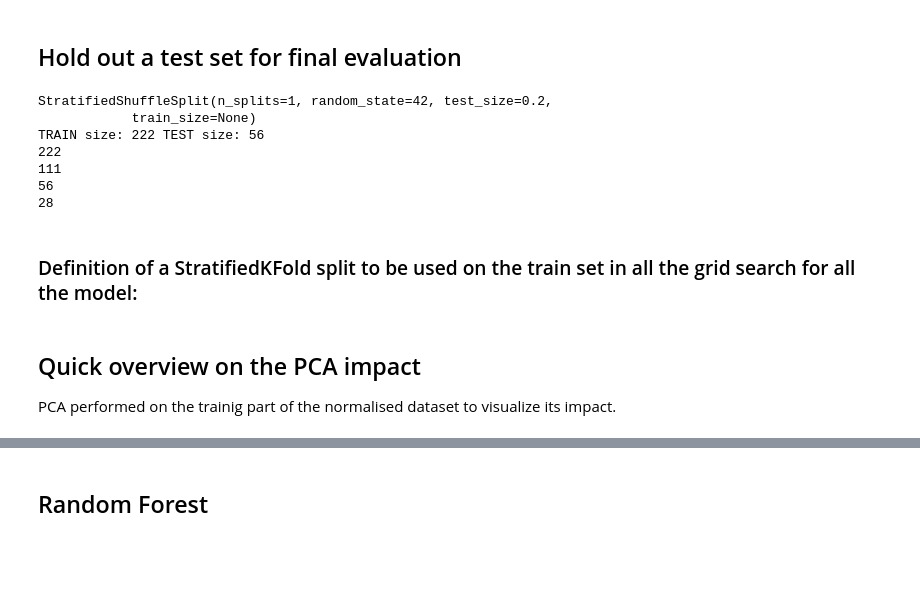
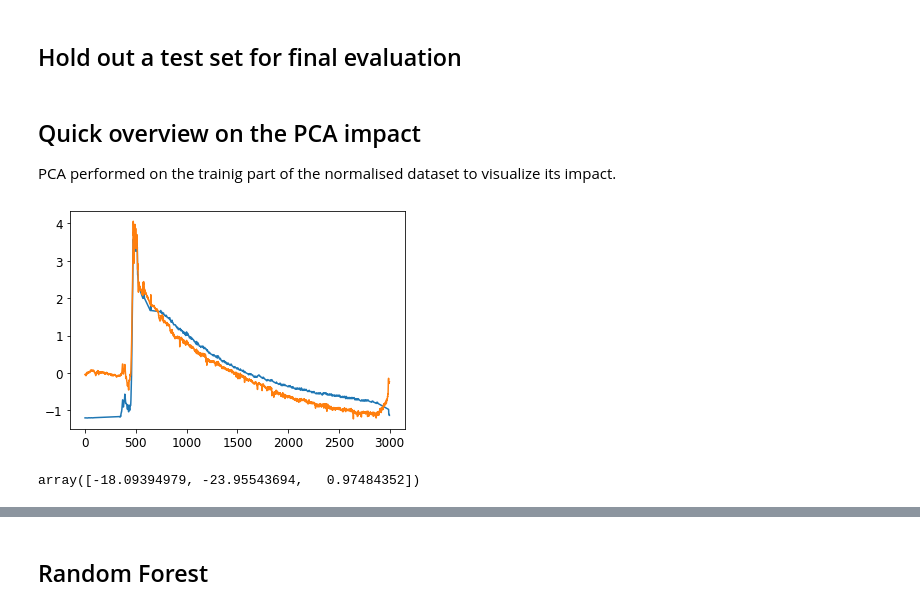
Before and after one commit to francescogiordano94/vacuum_gauge, a Jupyter notebook: VacuumGauge_main.ipynb, the cells around one changed output, grey strips where cells are left out. Cells and saved outputs as stored; diff of their text form; code cells hidden in the pictures; blank space fills up the shorter version.

```diff
--- a/VacuumGauge_main.ipynb
+++ b/VacuumGauge_main.ipynb
@@ -48,30 +58,20 @@ y = np.array(df_VG.iloc[:, -1])
 # %% [markdown]
 ## Hold out a test set for final evaluation
 # %%
-from sklearn.model_selection import StratifiedShuffleSplit
+# from sklearn.model_selection import StratifiedShuffleSplit
 
 
-sss = StratifiedShuffleSplit(n_splits=1, test_size=0.2, random_state=42)
+# sss = StratifiedShuffleSplit(n_splits=1, test_size=0.2, random_state=42)
 
-print(sss)
+# print(sss)
 
-for train_index, test_index in sss.split(X, y):
-    print("TRAIN size:", len(train_index), "TEST size:", len(test_index))
-    X_train, X_test = X[train_index], X[test_index]
-    y_train, y_test = y[train_index], y[test_index]
+# for train_index, test_index in sss.split(X, y):
+#     print("TRAIN size:", len(train_index), "TEST size:", len(test_index))
+#     X_train, X_test = X[train_index], X[test_index]
+#     y_train, y_test = y[train_index], y[test_index]
 
 
-print(len(y_train))
-print(sum(y_train))
-print(len(y_test))
-print(sum(y_test))
+# print(len(y_train))
+# print(sum(y_train))
+# print(len(y_test))
+# print(sum(y_test))
-# %% [output]
-StratifiedShuffleSplit(n_splits=1, random_state=42, test_size=0.2,
-            train_size=None)
-TRAIN size: 222 TEST size: 56
-222
-111
-56
-28
-# %% [markdown]
-### Definition of a StratifiedKFold split to be used on the train set in all the grid search for all the model:
@@ -94,13 +79,28 @@ plt.show()
 ## Quick overview on the PCA impact
 
 PCA performed on the trainig part of the normalised dataset to visualize its impact.
+# %%
+scaler = RowScaler('Standard')
+# X_norm = scaler.fit_transform(X)
+# X_norm[0].shape
+
+i=100
+X_m = scaler.fit_transform(X) - scaler.fit_transform(X).mean(axis=0, keepdims=0)
+plt.figure()
+plt.plot(range(3000), scaler.fit_transform(X)[i])
+plt.plot(range(3000), X_m[i])
+plt.show()
+# %% [output]
+[figure, added]
 # %%
 from sklearn.decomposition import PCA
 
 pca = PCA(n_components=3)
 
-X_train_pca = pca.fit_transform(scaler.fit_transform(X_train))
-X_train_pca[1]
+X_pca = pca.fit_transform(scaler.fit_transform(X))
+X_pca[1]
+# %% [output]
+array([-18.09394979, -23.95543694,   0.97484352])
 # %%
 from mpl_toolkits.mplot3d import Axes3D
 fontsize=15
```
Also changed, not shown: parts of 29 cells of this notebook, 5 other files.
